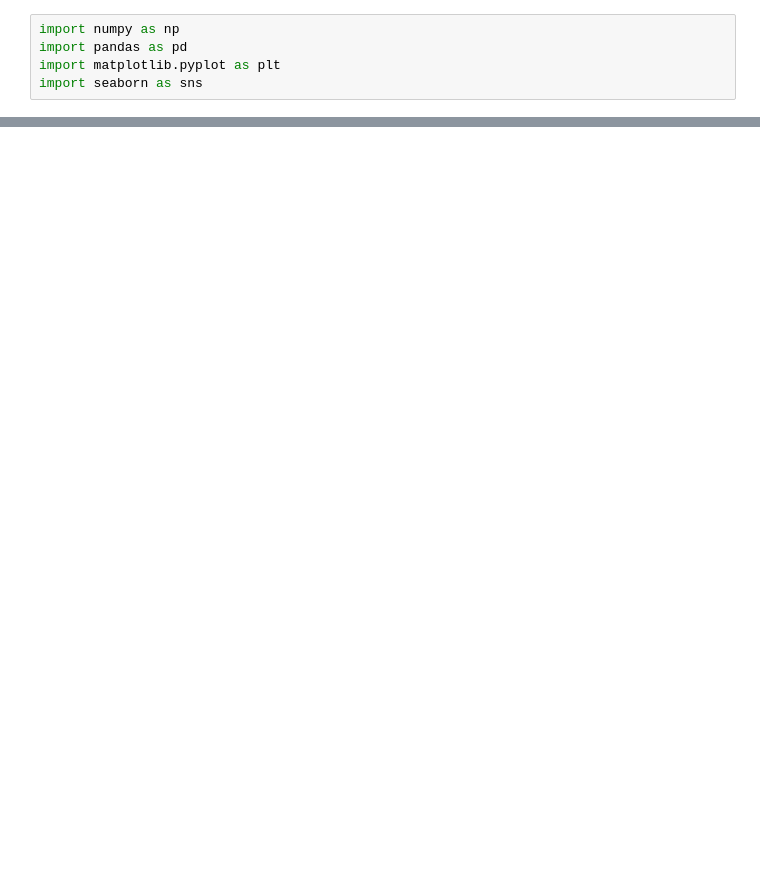
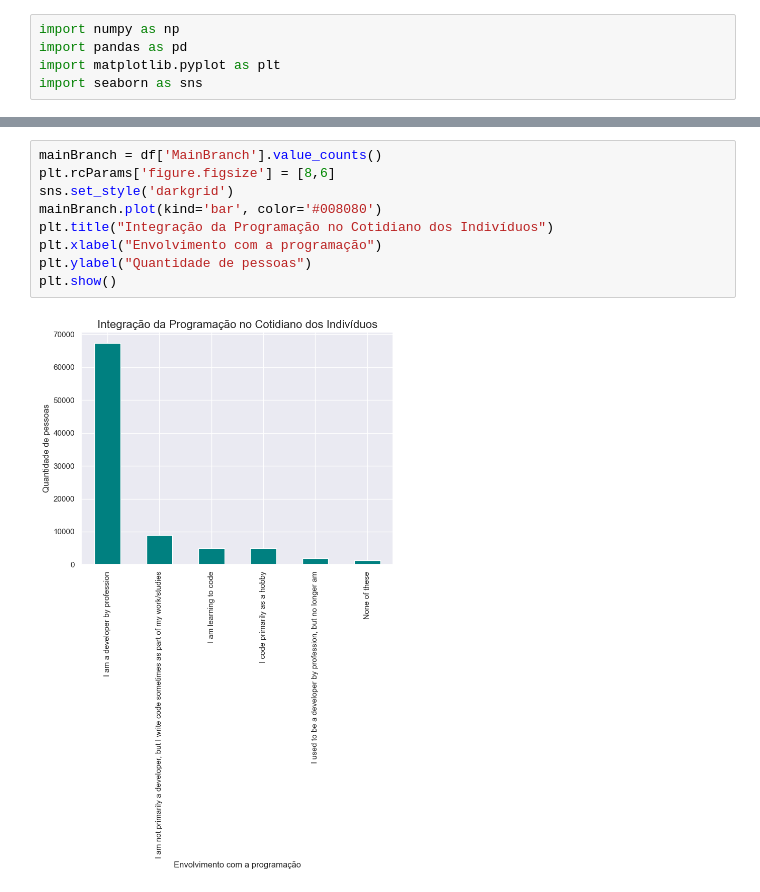
Before and after one commit to leticiasants/Trabalho01-MetodosMatematicosParaAnaliseDeDados, a Jupyter notebook: Trabalho01.ipynb, the cells around one changed output, grey strips where cells are left out. Drawn from its saved outputs; the diff is of its cells as text; blank space fills up the shorter version.

```diff
--- a/Trabalho01.ipynb
+++ b/Trabalho01.ipynb
@@ -22,0 +57,11 @@ df
+# %%
+mainBranch = df['MainBranch'].value_counts()
+plt.rcParams['figure.figsize'] = [8,6]
+sns.set_style('darkgrid')
+mainBranch.plot(kind='bar', color='#008080')
+plt.title("Integração da Programação no Cotidiano dos Indivíduos")
+plt.xlabel("Envolvimento com a programação")
+plt.ylabel("Quantidade de pessoas")
+plt.show()
+# %% [output]
+[figure, added]
```
Also changed, not shown: parts of 21 cells of this notebook.
